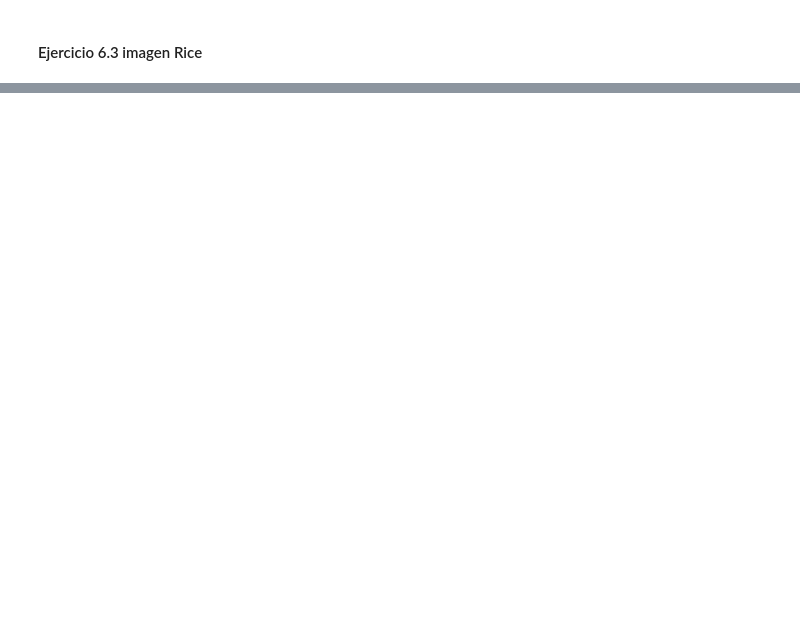
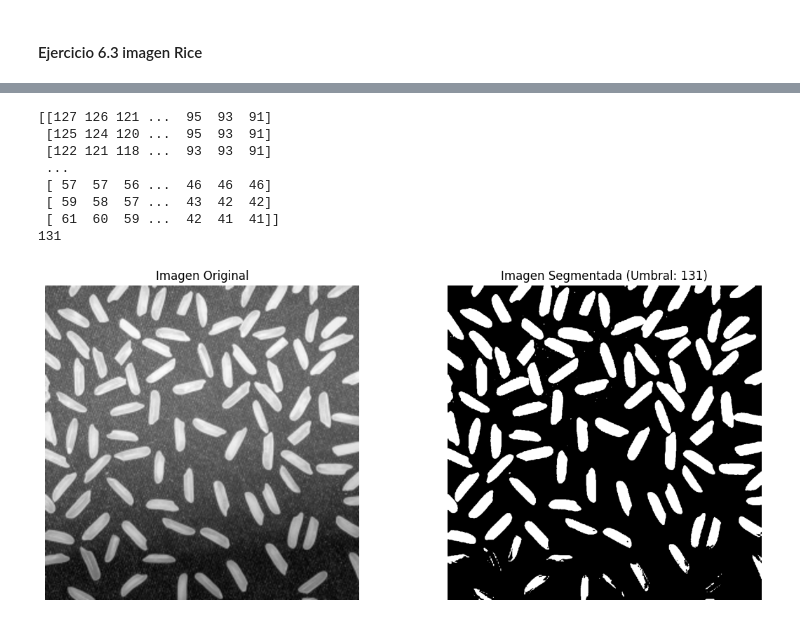
Before and after one commit to Jack200133/ImageProcessing_LAB1_ComputerVision, a Jupyter notebook: Ejercicio6.ipynb, the cells around one changed output, grey strips where cells are left out. Drawn from its saved outputs; the diff is of its cells as text; code cells hidden in the pictures; blank space fills up the shorter version.

```diff
--- a/Ejercicio6.ipynb
+++ b/Ejercicio6.ipynb
@@ -102,0 +110,46 @@ segmented_image.show()
+# %%
+from PIL import Image
+import numpy as np
+import matplotlib.pyplot as plt
+from skimage.filters import threshold_otsu
+
+# Cargar la imagen
+rice_image_path = './Imgs/rice.jpg'  # Reemplazar con la ruta correcta a tu imagen
+rice_image = Image.open(rice_image_path).convert('L')  # Convertir a escala de grises
+
+# Convertir a array de NumPy
+rice_array = np.array(rice_image)
+print(rice_array)
+
+# Calcular el umbral de Otsu
+otsu_threshold = threshold_otsu(rice_array)
+print(otsu_threshold)
+
+# Aplicar el umbral para crear una imagen binaria
+rice_segmented = rice_array > otsu_threshold
+
+# Graficar la imagen original y la segmentada lado a lado
+fig, axes = plt.subplots(1, 2, figsize=(12, 5))
+
+# Imagen original
+axes[0].imshow(rice_image, cmap='gray')
+axes[0].set_title('Imagen Original')
+axes[0].axis('off')
+
+# Imagen segmentada
+axes[1].imshow(rice_segmented, cmap='gray')
+axes[1].set_title(f'Imagen Segmentada (Umbral: {otsu_threshold})')
+axes[1].axis('off')
+
+plt.tight_layout()
+plt.show()
+# %% [output]
+[[127 126 121 ...  95  93  91]
+ [125 124 120 ...  95  93  91]
+ [122 121 118 ...  93  93  91]
+ ...
+ [ 57  57  56 ...  46  46  46]
+ [ 59  58  57 ...  43  42  42]
+ [ 61  60  59 ...  42  41  41]]
+131
+[figure, added]
```
Also changed, not shown: parts of 3 cells of this notebook.
